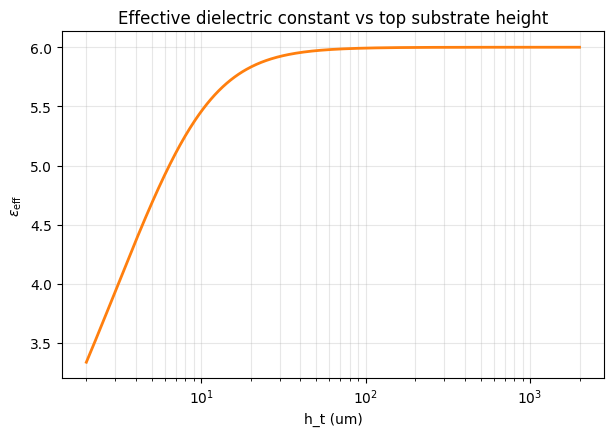
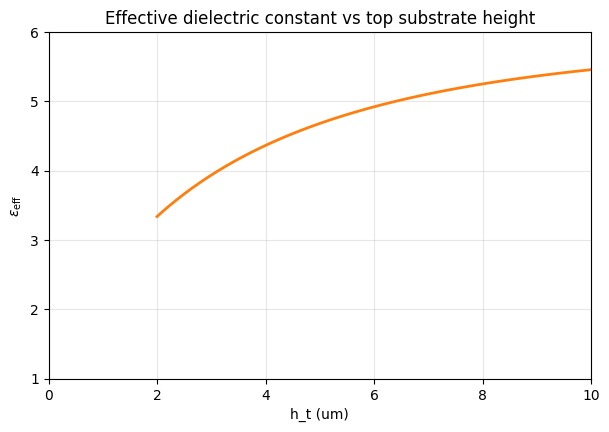
The notebook cell's code change between the first figure and the second:
--- before
+++ after
@@ -17,5 +17,8 @@
 fig, ax = plt.subplots(figsize=(7, 4.5))
 ax.plot(h_t_sweep_mm, eps_eff_sweep, linewidth=2, color="tab:orange")
-ax.set_xscale("log")
+ax.set_xlim(0, 10)  # Set x-axis limits to match the sweep range
+ax.set_ylim(1, 6)  # Set x-axis limits to match the sweep range
+
+# ax.set_xscale("log")
 ax.set_xlabel("h_t (um)")
 ax.set_ylabel(r"$\epsilon_{\mathrm{eff}}$")

Commit: update